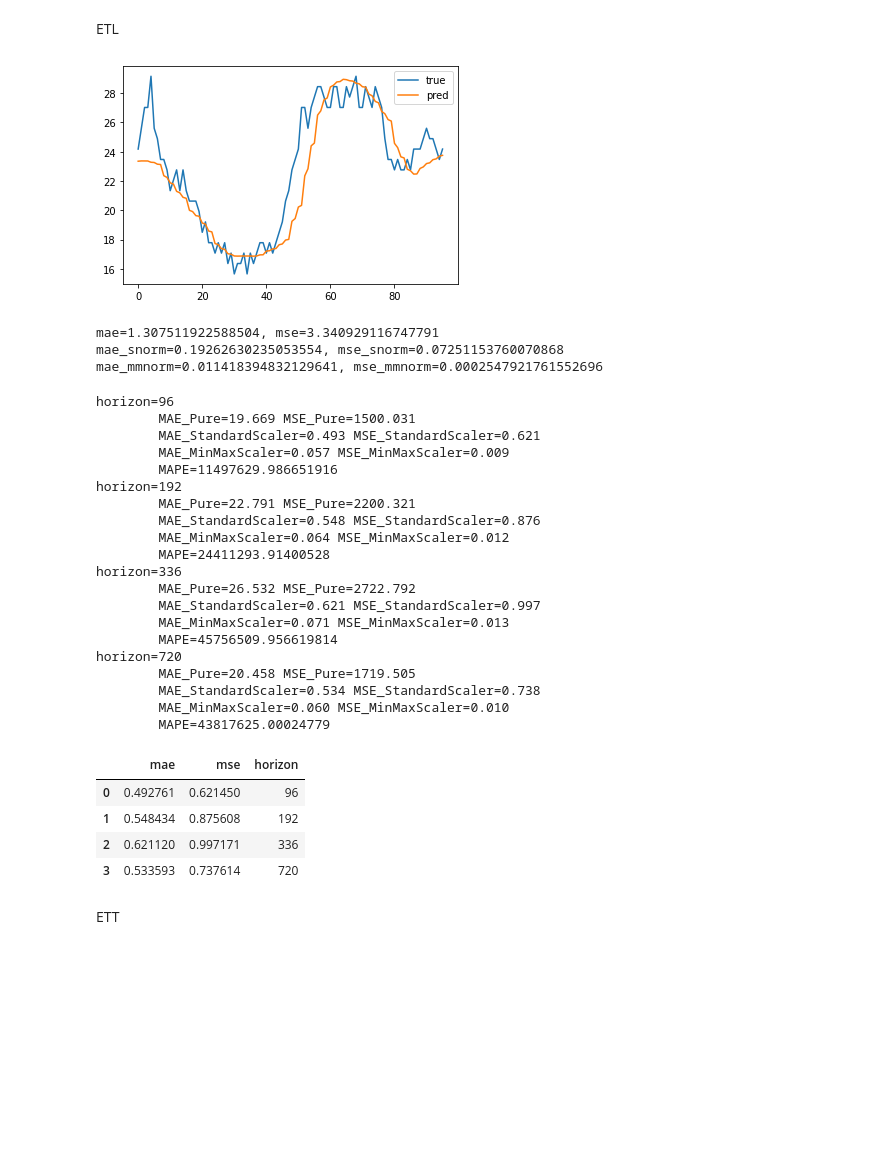
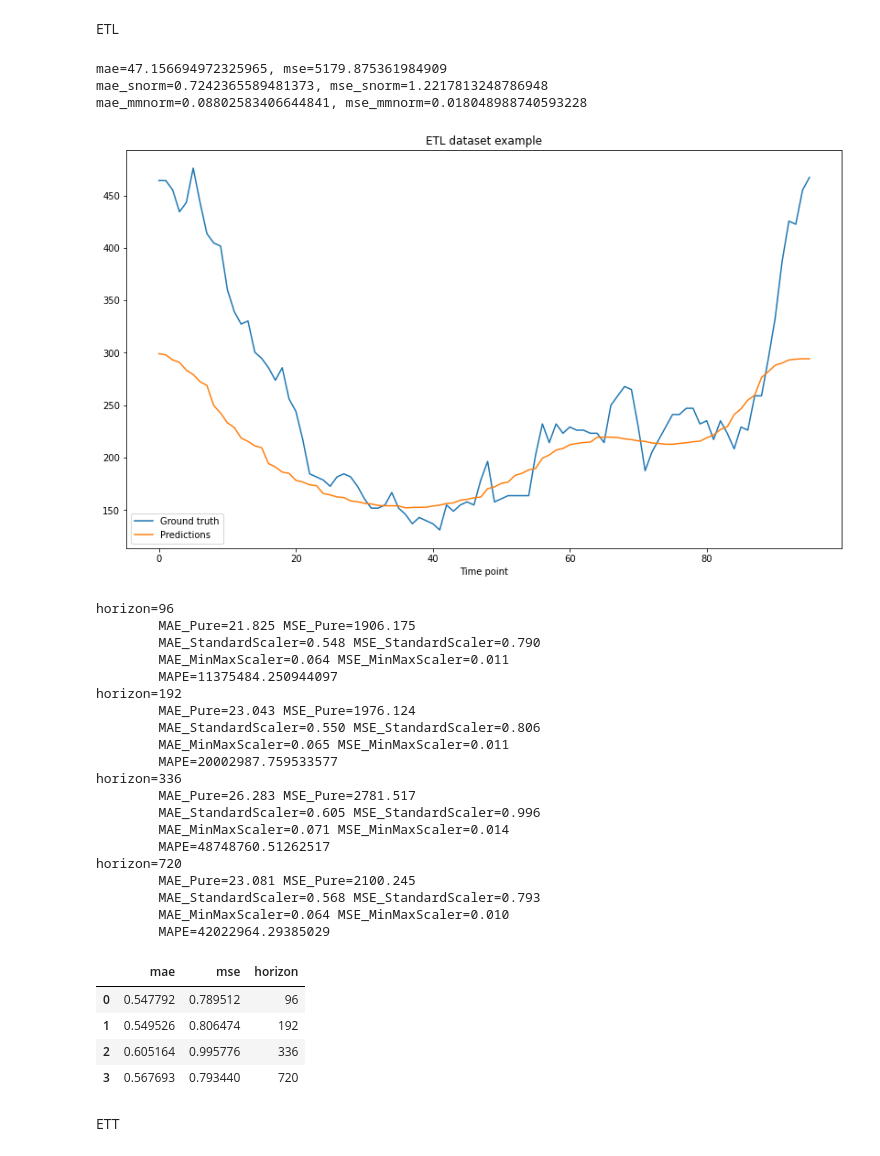
Before and after one commit to timetoai/TimeDiffusion_forecasting, a Jupyter notebook: TD_vis.ipynb, the cells around one changed output. Drawn from its saved outputs; the diff is of its cells as text; code cells hidden in the pictures; blank space fills up the shorter version.

```diff
--- a/TD_vis.ipynb
+++ b/TD_vis.ipynb
@@ -137,39 +141,51 @@ for ts_id, ts in enumerate(get_etl_dataset(data_dir / "LD2011_2014.txt")):
     s_scalers.append(DimUniversalStandardScaler())
     mm_scalers[- 1].fit(ts)
     s_scalers[- 1].fit(ts)
-    if ts_id == 7:
+    if ts_id == 64:
         break
 # %%
 horizon_id = 0
-ts_id = 1
+ts_id = 5
 sample_id = 0
+
+# horizon_id = 0
+# ts_id = 4
+# sample_id = 1
+
+# horizon_id = 0
+# ts_id = 5
+# sample_id = 1
 
 y_true = results[horizon_id][ts_id]['y'][sample_id]
 preds = results[horizon_id][ts_id]['preds'][sample_id]
-
-plt.plot(y_true)
-plt.plot(preds)
-plt.legend(["true", "pred"])
-plt.show()
 
 mae = MAE(preds, y_true)
 mse = MSE(preds, y_true)
 print(f"{mae=}, {mse=}")
 
 preds_snorm, y_true_snorm = map(s_scalers[ts_id].transform, (preds, y_true))
 mae_snorm = MAE(preds_snorm, y_true_snorm)
 mse_snorm = MSE(preds_snorm, y_true_snorm)
 print(f"{mae_snorm=}, {mse_snorm=}")
 
 preds_mmnorm, y_true_mmnorm = map(mm_scalers[ts_id].transform, (preds, y_true))
 mae_mmnorm = MAE(preds_mmnorm, y_true_mmnorm)
 mse_mmnorm = MSE(preds_mmnorm, y_true_mmnorm)
 print(f"{mae_mmnorm=}, {mse_mmnorm=}")
+
+fig, ax = plt.subplots(figsize=(14, 8))
+ax.plot(y_true)
+ax.plot(preds)
+plt.xlabel("Time point")
+plt.ylabel("")
+plt.title("ETL dataset example")
+plt.legend(["Ground truth", "Predictions"])
+plt.show()
 # %% [output]
+mae=47.156694972325965, mse=5179.875361984909
+mae_snorm=0.7242365589481373, mse_snorm=1.2217813248786948
+mae_mmnorm=0.08802583406644841, mse_mmnorm=0.018048988740593228
-[figure, old version]
+[figure, new version]
-mae=1.307511922588504, mse=3.340929116747791
-mae_snorm=0.19262630235053554, mse_snorm=0.07251153760070868
-mae_mmnorm=0.011418394832129641, mse_mmnorm=0.0002547921761552696
 # %%
 preprocess_funcs_names = ["Pure", "StandardScaler", "MinMaxScaler"]
 metrics = [MAE, MSE, MAPE]
@@ -198,30 +214,30 @@ if not res_path.exists():
 result
 # %% [output]
 horizon=96
-        MAE_Pure=19.669 MSE_Pure=1500.031
-        MAE_StandardScaler=0.493 MSE_StandardScaler=0.621
-        MAE_MinMaxScaler=0.057 MSE_MinMaxScaler=0.009
-        MAPE=11497629.986651916
+        MAE_Pure=21.825 MSE_Pure=1906.175
+        MAE_StandardScaler=0.548 MSE_StandardScaler=0.790
+        MAE_MinMaxScaler=0.064 MSE_MinMaxScaler=0.011
+        MAPE=11375484.250944097
 horizon=192
-        MAE_Pure=22.791 MSE_Pure=2200.321
-        MAE_StandardScaler=0.548 MSE_StandardScaler=0.876
-        MAE_MinMaxScaler=0.064 MSE_MinMaxScaler=0.012
-        MAPE=24411293.91400528
+        MAE_Pure=23.043 MSE_Pure=1976.124
+        MAE_StandardScaler=0.550 MSE_StandardScaler=0.806
+        MAE_MinMaxScaler=0.065 MSE_MinMaxScaler=0.011
+        MAPE=20002987.759533577
 horizon=336
-        MAE_Pure=26.532 MSE_Pure=2722.792
-        MAE_StandardScaler=0.621 MSE_StandardScaler=0.997
-        MAE_MinMaxScaler=0.071 MSE_MinMaxScaler=0.013
-        MAPE=45756509.956619814
+        MAE_Pure=26.283 MSE_Pure=2781.517
+        MAE_StandardScaler=0.605 MSE_StandardScaler=0.996
+        MAE_MinMaxScaler=0.071 MSE_MinMaxScaler=0.014
+        MAPE=48748760.51262517
 horizon=720
-        MAE_Pure=20.458 MSE_Pure=1719.505
-        MAE_StandardScaler=0.534 MSE_StandardScaler=0.738
-        MAE_MinMaxScaler=0.060 MSE_MinMaxScaler=0.010
-        MAPE=43817625.00024779
+        MAE_Pure=23.081 MSE_Pure=2100.245
+        MAE_StandardScaler=0.568 MSE_StandardScaler=0.793
+        MAE_MinMaxScaler=0.064 MSE_MinMaxScaler=0.010
+        MAPE=42022964.29385029
 |  | mae | mse | horizon |
-| 0 | 0.492761 | 0.621450 | 96 |
-| 1 | 0.548434 | 0.875608 | 192 |
-| 2 | 0.621120 | 0.997171 | 336 |
-| 3 | 0.533593 | 0.737614 | 720 |
+| 0 | 0.547792 | 0.789512 | 96 |
+| 1 | 0.549526 | 0.806474 | 192 |
+| 2 | 0.605164 | 0.995776 | 336 |
+| 3 | 0.567693 | 0.793440 | 720 |
 # %% [markdown]
 ETT
 # %%
```
Also changed, not shown: parts of 2 cells of this notebook, 1 other file.
